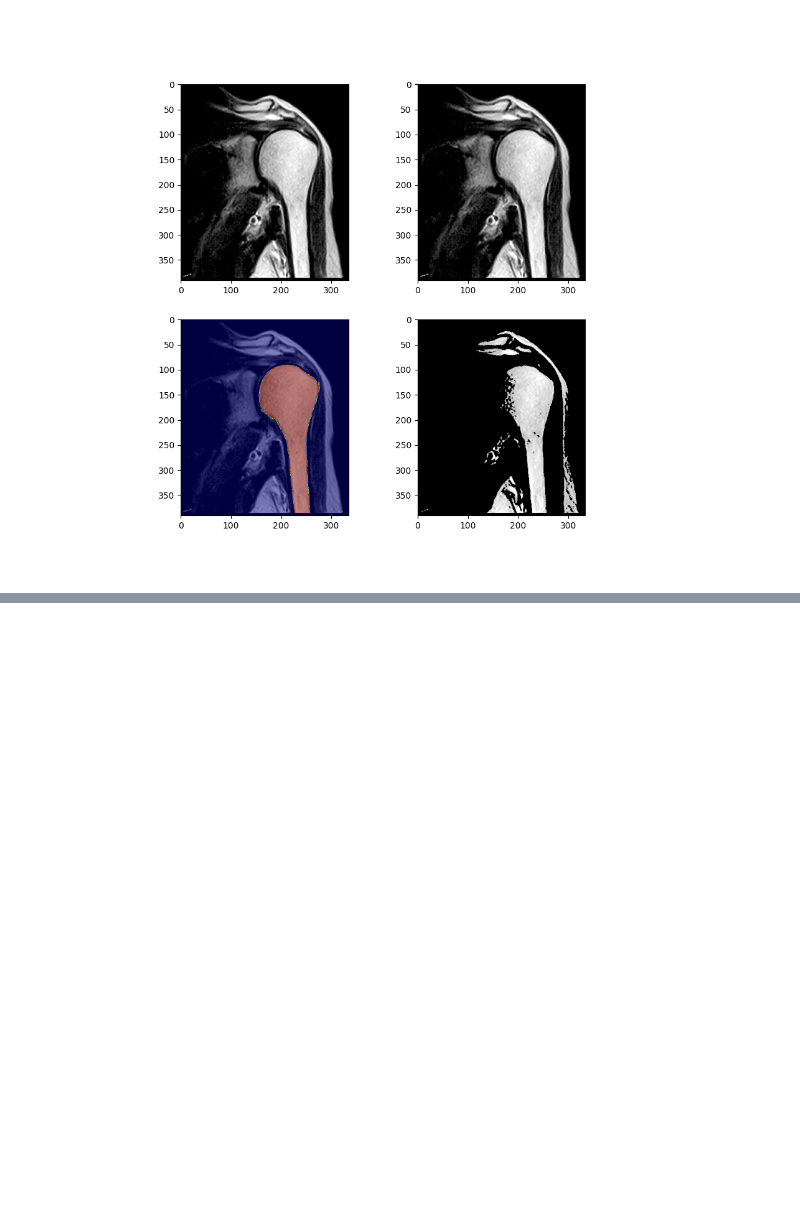
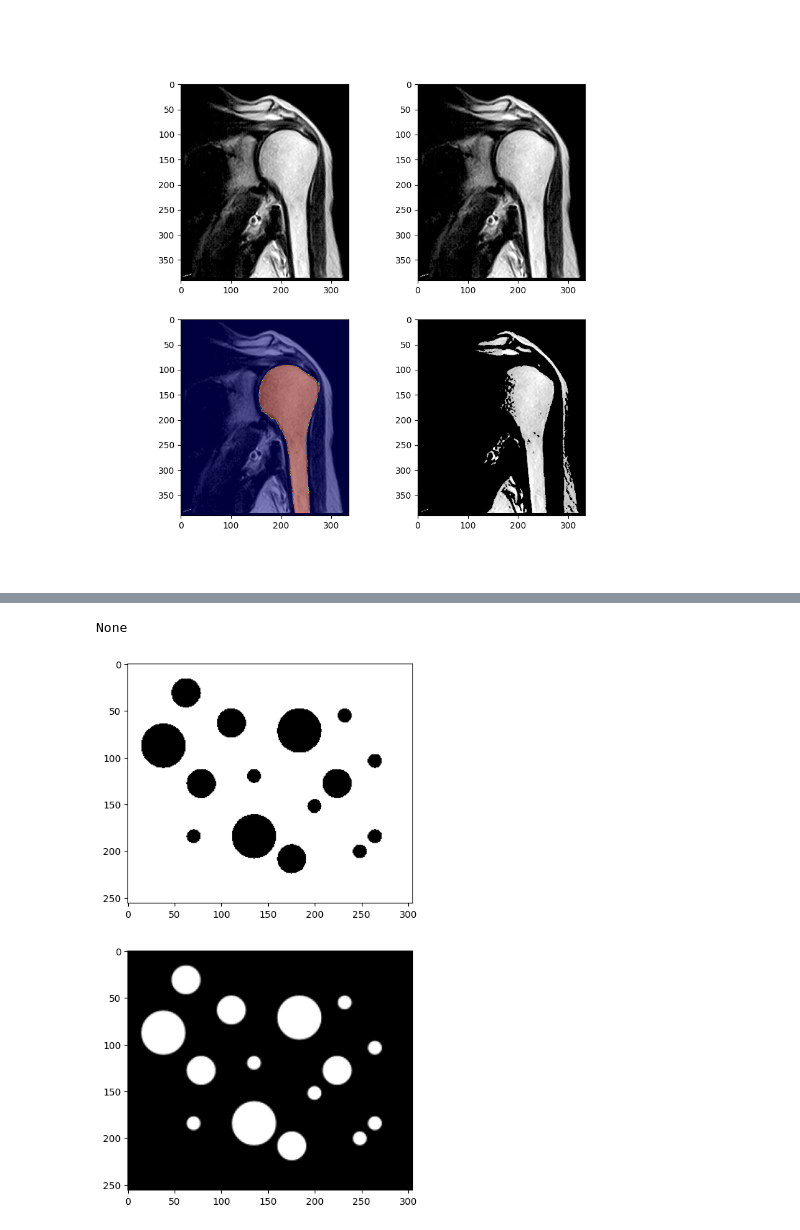
Before and after one commit to IgnacioFucksmann/PDI_2023, a Jupyter notebook: tp_07.ipynb, the cells around one changed output, grey strips where cells are left out. Drawn from its saved outputs; the diff is of its cells as text; code cells hidden in the pictures; blank space fills up the shorter version.

```diff
--- a/tp_07.ipynb
+++ b/tp_07.ipynb
@@ -291,0 +351,29 @@ plt.show()
+# %%
+latas = cv.imread("imagenes/puntos.png")
+latas_gray = cv.cvtColor(latas,cv.COLOR_BGR2GRAY)
+# latas_blur = cv.medianBlur(latas_gray,5)
+ret,latas_blur = cv.threshold(latas_gray,100,255,cv.THRESH_BINARY_INV)
+# latas_gray = 255-latas_gray
+circles = cv.HoughCircles(latas_blur, cv.HOUGH_GRADIENT, 1000, 1, minRadius=1, maxRadius=12)
+# num_labels,labels = cv.connectedComponents(latas_gray)
+# contours = cv.findContours(latas_gray, cv.RETR_EXTERNAL, cv.CHAIN_APPROX_SIMPLE)[0]
+
+if circles is not None:
+    circles = np.uint16(np.around(circles))
+    print(circles.shape)
+    for i in circles[0, :]:
+        center = (i[0], i[1])
+        # circle center
+        cv.circle(latas, center, 1, (255, 0, 255), 3)
+        # circle outline
+        radius = i[2]
+        cv.circle(latas, center, radius, (255, 0, 0), 3)
+print(circles)
+# print(contours)
+fig,ax = plt.subplots(2,1,figsize=(10,10))
+ax[0].imshow(latas_blur,cmap="gray")
+ax[1].imshow(latas[:,:,[2,1,0]])
+plt.show()
+# %% [output]
+None
+[figure, added]
```
Also changed, not shown: parts of 8 cells of this notebook, 4 other files.
